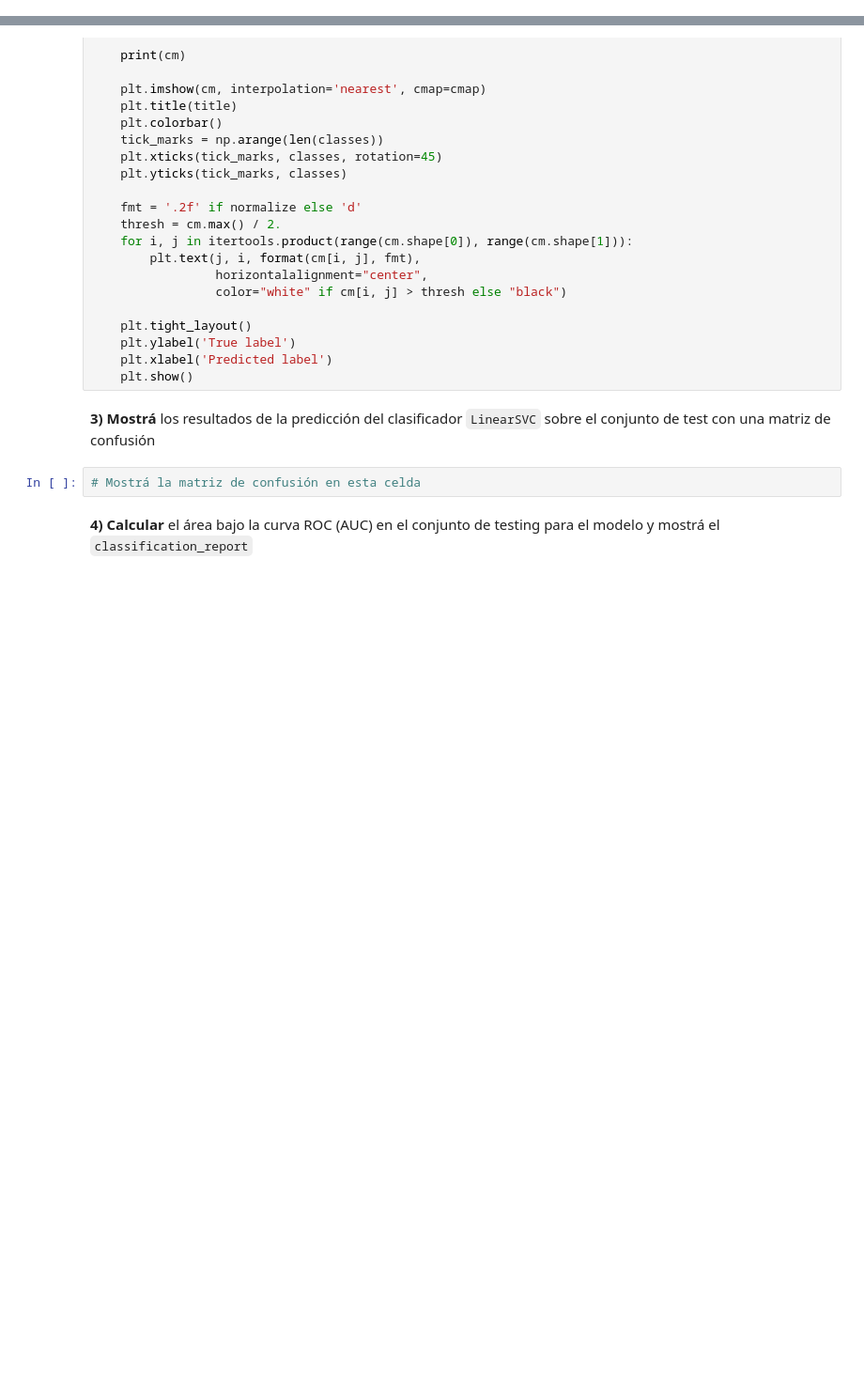
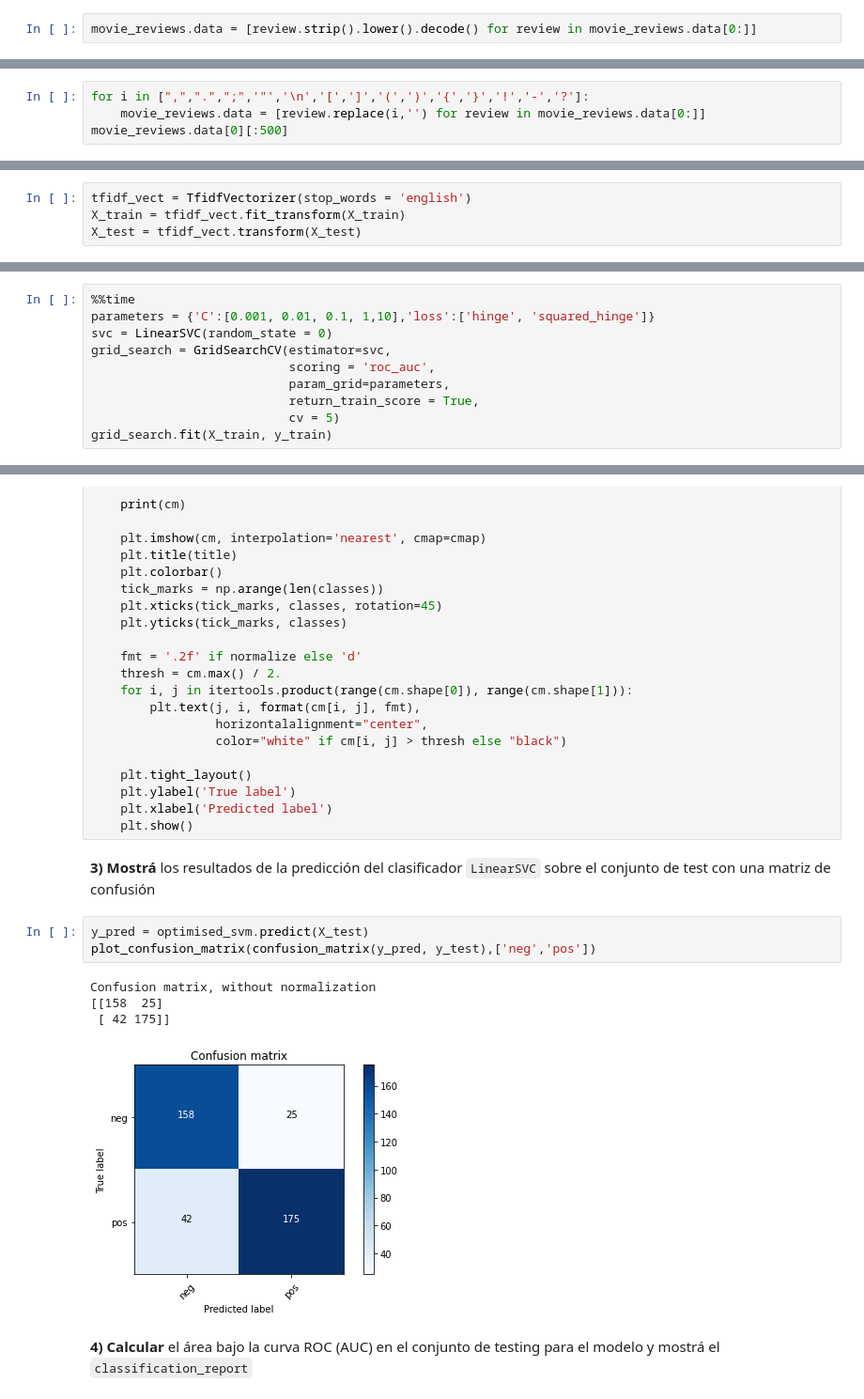
Before and after one commit to UribeAlejandro/Acamica_Curso_DS, a Jupyter notebook: SistRecomendacion.ipynb, the cells around one changed output, grey strips where cells are left out. Shown at 94% size. Saved outputs shown, nothing was run; the diff lists cells and outputs as text; blank space fills up the shorter version.

Commit message:
Code until randomForest

```diff
--- a/SistRecomendacion.ipynb
+++ b/SistRecomendacion.ipynb
@@ -49,0 +72,2 @@ En este caso es un 0, es decir `neg`.
+# %%
+movie_reviews.data = [review.strip().lower().decode() for review in movie_reviews.data[0:]]
@@ -49,0 +78,4 @@ En este caso es un 0, es decir `neg`.
+# %%
+for i in [",",".",";",'"','\n','[',']','(',')','{','}','!','-','?']:
+    movie_reviews.data = [review.replace(i,'') for review in movie_reviews.data[0:]]
+movie_reviews.data[0][:500]
@@ -71,3 +103,7 @@ Es importante destacar que el `fit` debe hacerse sobre el conjunto de `train` y
+# %%
+tfidf_vect = TfidfVectorizer(stop_words = 'english')
+X_train = tfidf_vect.fit_transform(X_train)
+X_test = tfidf_vect.transform(X_test)
 # %% [markdown]
 ### Dimensión de la matriz de términos
 Una vez vectorizados los documentos veamos qué forma tiene la matriz resultante
@@ -102,0 +137,10 @@ Nuestro espacio de parámetros para recorrer de forma exhaustiva utilizando Grid
+# %%
+%%time
+parameters = {'C':[0.001, 0.01, 0.1, 1,10],'loss':['hinge', 'squared_hinge']}
+svc = LinearSVC(random_state = 0)
+grid_search = GridSearchCV(estimator=svc,
+                           scoring = 'roc_auc',
+                           param_grid=parameters,
+                           return_train_score = True,
+                           cv = 5)
+grid_search.fit(X_train, y_train)
@@ -149,8 +215,14 @@ def plot_confusion_matrix(cm, classes,
     plt.show()
 # %% [markdown]
 **3) Mostrá** los resultados de la predicción del clasificador `LinearSVC` sobre el conjunto de test con una matriz de confusión
-# %%
-# Mostrá la matriz de confusión en esta celda
+# %%
+y_pred = optimised_svm.predict(X_test)
+plot_confusion_matrix(confusion_matrix(y_pred, y_test),['neg','pos'])
+# %% [output]
+Confusion matrix, without normalization
+[[158  25]
+ [ 42 175]]
+[figure, added]
 # %% [markdown]
 **4) Calcular** el área bajo la curva ROC (AUC) en el conjunto de testing para el modelo y mostrá el `classification_report`
 # %%
```
Also changed, not shown: parts of 21 cells of this notebook.
